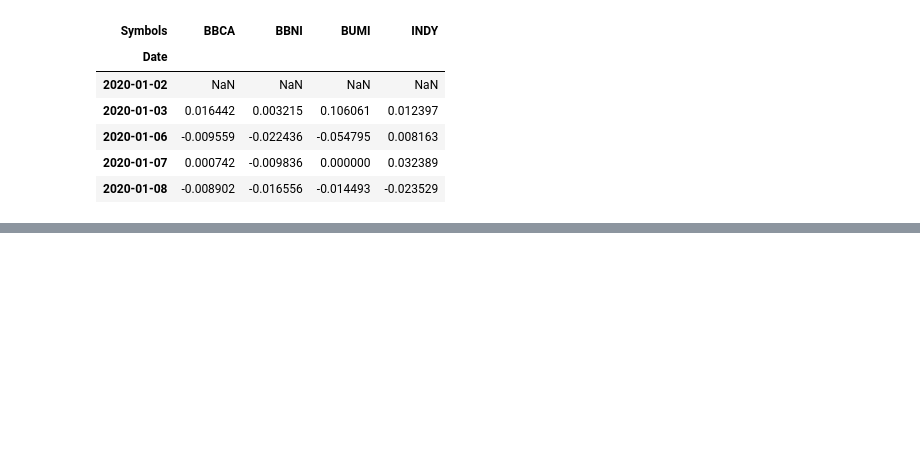
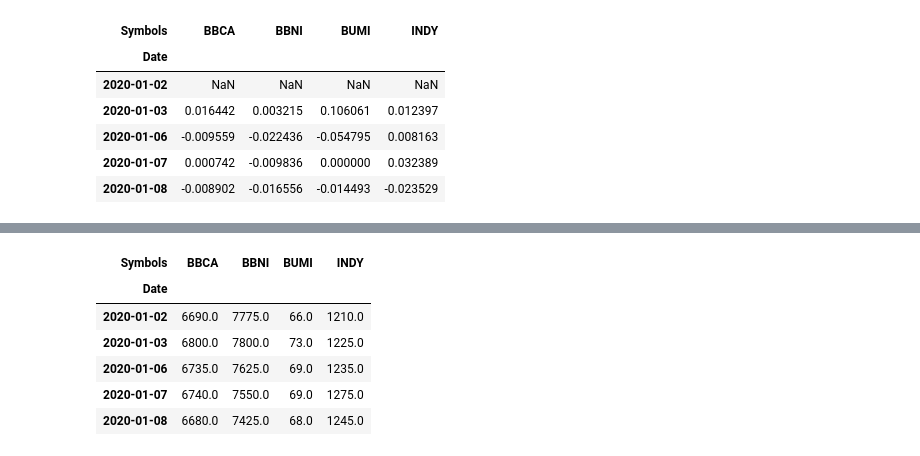
Before and after one commit to crypter70/Stocks-Prediction, a Jupyter notebook: Stocks Data Exploration.ipynb, the cells around one changed output, grey strips where cells are left out. Cells and saved outputs as stored; diff of their text form; code cells hidden in the pictures; blank space fills up the shorter version.

```diff
--- a/Stocks Data Exploration.ipynb
+++ b/Stocks Data Exploration.ipynb
@@ -270,0 +268,10 @@ for ma in ma_day:
+# %%
+closing_df.head()
+# %% [output]
+| Symbols | BBCA | BBNI | BUMI | INDY |
+| Date |  |  |  |  |
+| 2020-01-02 | 6690.0 | 7775.0 | 66.0 | 1210.0 |
+| 2020-01-03 | 6800.0 | 7800.0 | 73.0 | 1225.0 |
+| 2020-01-06 | 6735.0 | 7625.0 | 69.0 | 1235.0 |
+| 2020-01-07 | 6740.0 | 7550.0 | 69.0 | 1275.0 |
+| 2020-01-08 | 6680.0 | 7425.0 | 68.0 | 1245.0 |
```
Also changed, not shown: parts of 20 cells of this notebook.
